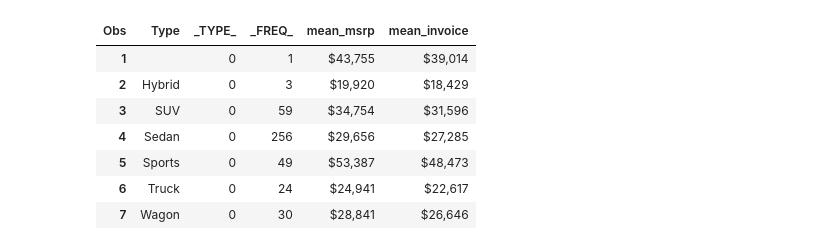
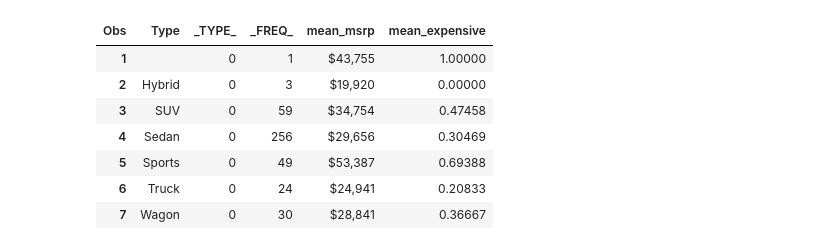
Before and after one commit to 0xdomyz/sas_collection, a Jupyter notebook: proc_data/proc_means.ipynb, the cells around one changed output. Saved outputs shown, nothing was run; the diff lists cells and outputs as text; code cells hidden in the pictures.

Commit message:
improve proc means contents

```diff
--- a/proc_data/proc_means.ipynb
+++ b/proc_data/proc_means.ipynb
@@ -39,29 +83,29 @@ The SAS System
 # %%
-# proc means, with out, noprint, maxdec
-# by gives multiple tables, data need to be sorted on the by var, lol!
-# var controls observations in the table
+# comprehensive summary
+# options: maxdec missing
+# statements: by, output
 sas.submitLST(f"""
     PROC SORT DATA = cars OUT = _sorted_for_means;
     BY type;
 
     title;
-    PROC MEANS DATA = _sorted_for_means MAXDEC = 2 noprint;
+    PROC summary DATA = _sorted_for_means MAXDEC = 2 MISSING;
         where mpg_city > 1;
         BY type;
-        VAR msrp invoice;
+        VAR msrp expensive;
         output out = _means_out
-            mean(msrp invoice) = mean_msrp mean_invoice;
+            mean(msrp expensive) = mean_msrp mean_expensive;
     RUN;
 
     PROC PRINT DATA = _means_out;
     RUN;
 """)
 # %% [output]
-| Obs | Type | _TYPE_ | _FREQ_ | mean_msrp | mean_invoice |
-| 1 |  | 0 | 1 | $43,755 | $39,014 |
-| 2 | Hybrid | 0 | 3 | $19,920 | $18,429 |
-| 3 | SUV | 0 | 59 | $34,754 | $31,596 |
-| 4 | Sedan | 0 | 256 | $29,656 | $27,285 |
-| 5 | Sports | 0 | 49 | $53,387 | $48,473 |
-| 6 | Truck | 0 | 24 | $24,941 | $22,617 |
-| 7 | Wagon | 0 | 30 | $28,841 | $26,646 |
+| Obs | Type | _TYPE_ | _FREQ_ | mean_msrp | mean_expensive |
+| 1 |  | 0 | 1 | $43,755 | 1.00000 |
+| 2 | Hybrid | 0 | 3 | $19,920 | 0.00000 |
+| 3 | SUV | 0 | 59 | $34,754 | 0.47458 |
+| 4 | Sedan | 0 | 256 | $29,656 | 0.30469 |
+| 5 | Sports | 0 | 49 | $53,387 | 0.69388 |
+| 6 | Truck | 0 | 24 | $24,941 | 0.20833 |
+| 7 | Wagon | 0 | 30 | $28,841 | 0.36667 |
```
Also changed, not shown: parts of 11 cells of this notebook.
